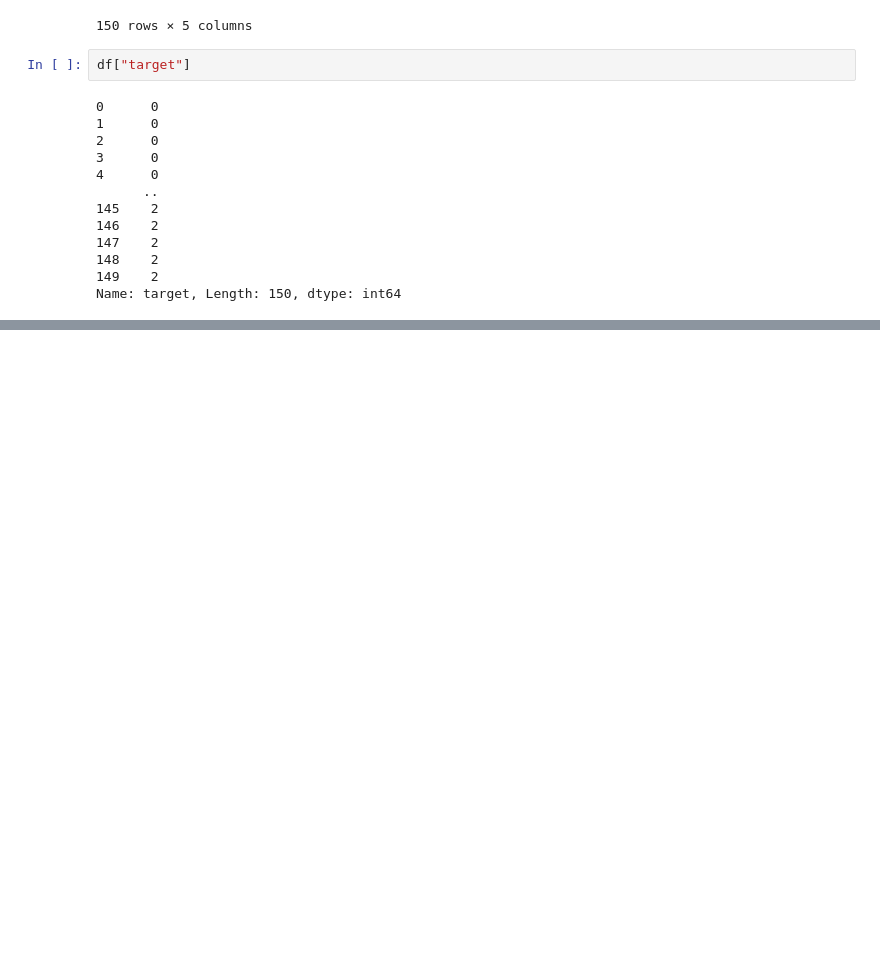
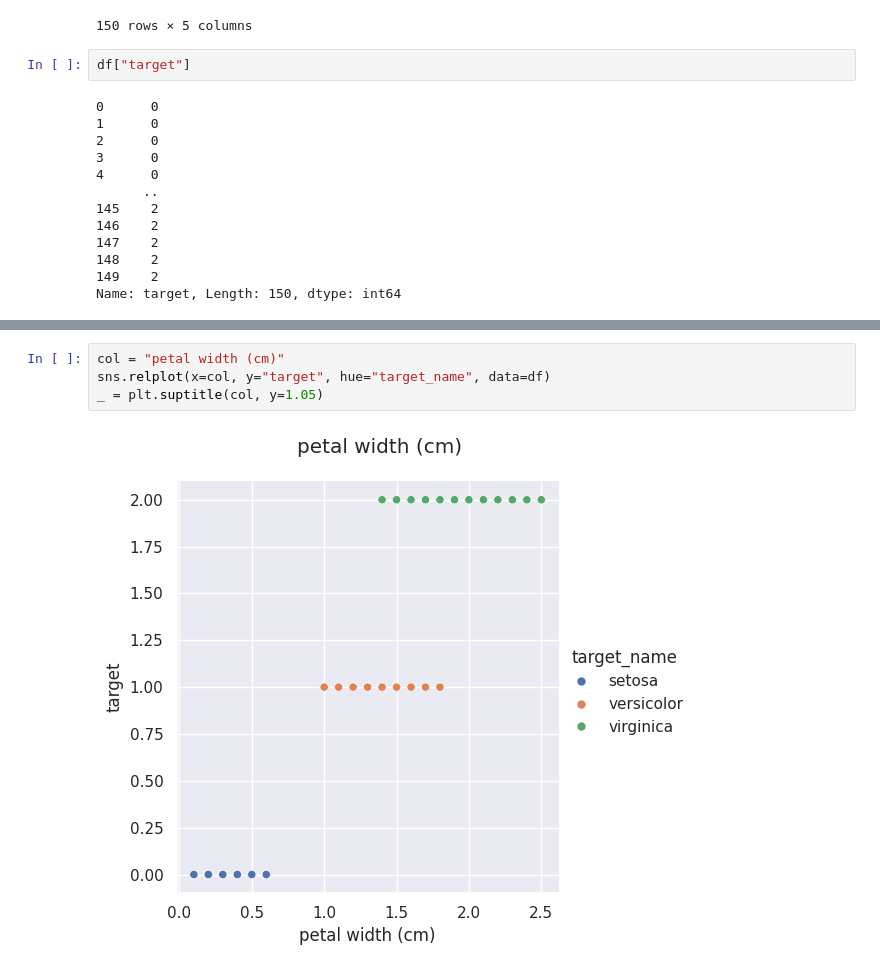
Before and after one commit to NaveenBasavaraj/machine_learning, a Jupyter notebook: the-classic-iris-inspection.ipynb, the cells around one changed output, grey strips where cells are left out. Saved outputs shown, nothing was run; the diff lists cells and outputs as text; blank space fills up the shorter version.

```diff
--- a/the-classic-iris-inspection.ipynb
+++ b/the-classic-iris-inspection.ipynb
@@ -248,0 +262,6 @@ sns.relplot(x=col, y="target", hue="target", data=df)
+# %%
+col = "petal width (cm)"
+sns.relplot(x=col, y="target", hue="target_name", data=df)
+_ = plt.suptitle(col, y=1.05)
+# %% [output]
+[figure, added]
```
Also changed, not shown: parts of 6 cells of this notebook.
